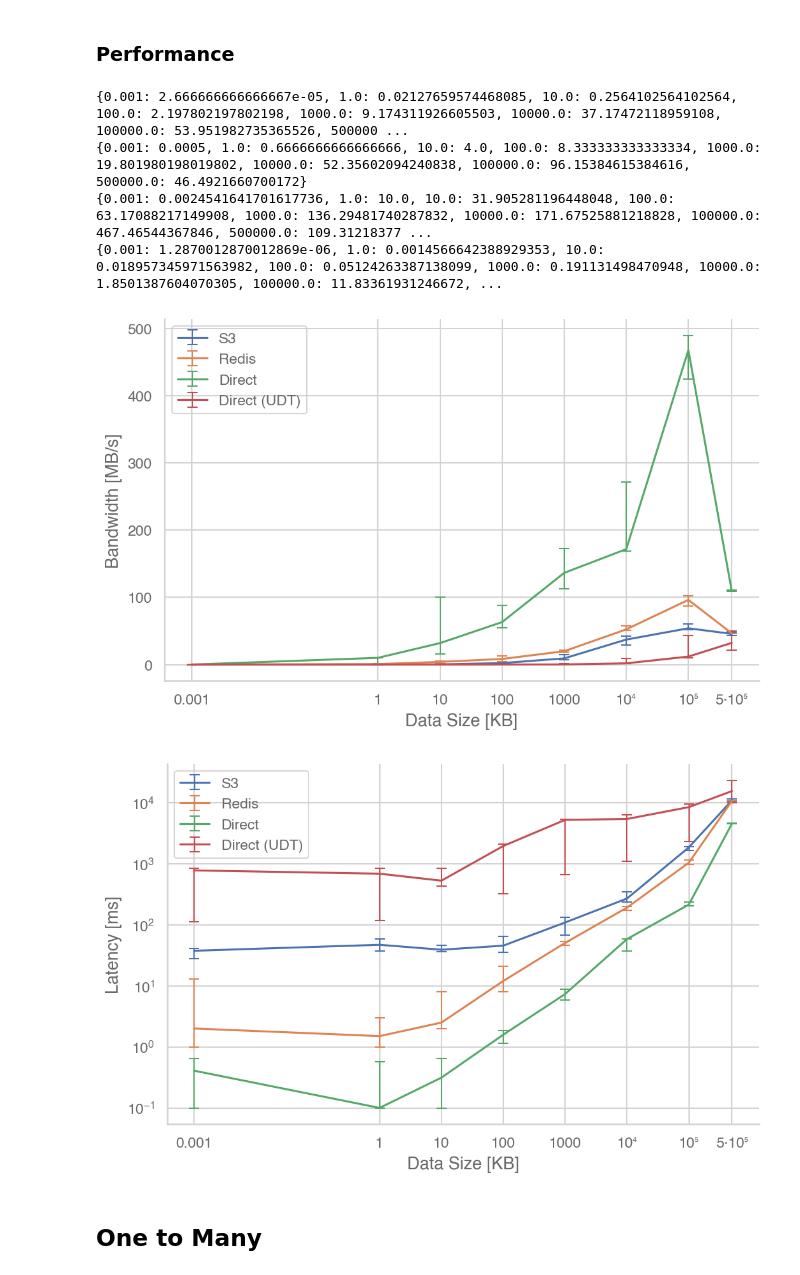
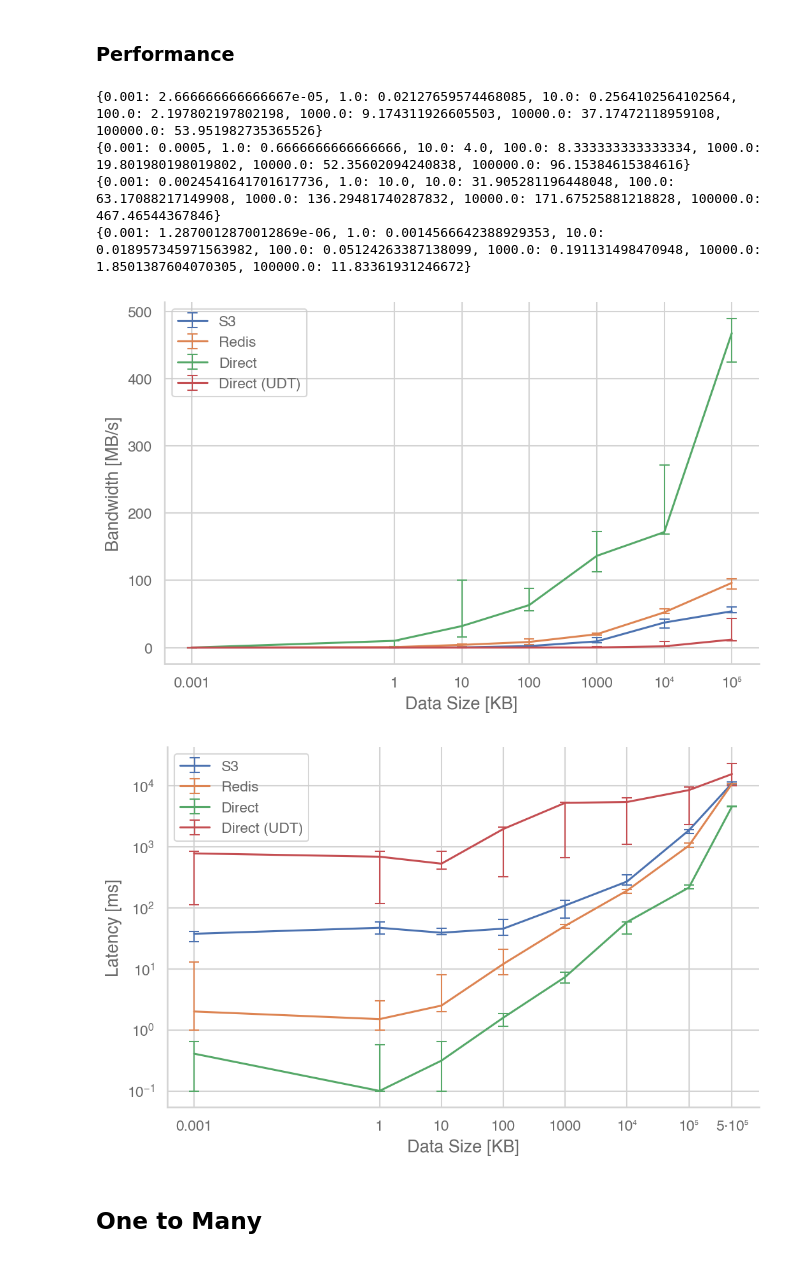
Before and after one commit to OpenCoreCH/LambdaCommBenchmarks, a Jupyter notebook: analysis/lambda_comm_benchmarks.ipynb, the cells around one changed output. Drawn from its saved outputs; the diff is of its cells as text; code cells hidden in the pictures.

```diff
--- a/analysis/lambda_comm_benchmarks.ipynb
+++ b/analysis/lambda_comm_benchmarks.ipynb
@@ -212,6 +212,8 @@ for experiment_name, exp_base_path in exp_analysis.items():
     lower_error = []
     upper_error = []
     for file_size in sorted(deltas):
+        if file_size == 500000000:
+            continue
         values = list(deltas[file_size].values())
         val = file_size / np.median(values) / 1000
         mean = np.mean(values)
@@ -231,38 +233,38 @@ for experiment_name, exp_base_path in exp_analysis.items():
     ax.set_ylabel("Bandwidth [MB/s]")
     ax.errorbar(plot_data.keys(), plot_data.values(), [lower_error, upper_error], elinewidth=1, capsize=4, label=experiment_name)
 
     plot_data = {}
     lower_error = []
     upper_error = []
     for file_size in sorted(deltas):
         values = list(deltas[file_size].values())
         val = np.median(values)
         plot_data[file_size / 1000] = val
         upper_ci = np.sort(values)[-2] - val
         lower_ci = val - np.sort(values)[1]
         lower_error.append(lower_ci)
         upper_error.append(upper_ci)
     ax2.set_xscale('log')
     ax2.set_xlabel("Data Size [KB]")
     ax2.set_xticks(list(plot_data.keys()))
     ax2.set_xticklabels(format_xticks(plot_data.keys()))
     ax2.set_ylabel("Latency [ms]")
     ax2.set_yscale('log')
     ax2.errorbar(plot_data.keys(), plot_data.values(), [lower_error, upper_error], elinewidth=1, capsize=4, label=experiment_name)
 
 
 
 ax.legend()
 ax2.legend()
 fig.savefig(os.path.join(OUTPUT_PATH, "p2p_bandwidth.pdf"))
 fig2.savefig(os.path.join(OUTPUT_PATH, "p2p_latency.pdf"))
 plt.show()
 # %% [output]
-{0.001: 2.666666666666667e-05, 1.0: 0.02127659574468085, 10.0: 0.2564102564102564, 100.0: 2.197802197802198, 1000.0: 9.174311926605503, 10000.0: 37.17472118959108, 100000.0: 53.951982735365526, 500000 ...
-{0.001: 0.0005, 1.0: 0.6666666666666666, 10.0: 4.0, 100.0: 8.333333333333334, 1000.0: 19.801980198019802, 10000.0: 52.35602094240838, 100000.0: 96.15384615384616, 500000.0: 46.4921660700172}
-{0.001: 0.0024541641701617736, 1.0: 10.0, 10.0: 31.905281196448048, 100.0: 63.17088217149908, 1000.0: 136.29481740287832, 10000.0: 171.67525881218828, 100000.0: 467.46544367846, 500000.0: 109.31218377 ...
-{0.001: 1.2870012870012869e-06, 1.0: 0.0014566642388929353, 10.0: 0.018957345971563982, 100.0: 0.05124263387138099, 1000.0: 0.191131498470948, 10000.0: 1.8501387604070305, 100000.0: 11.83361931246672, ...
+{0.001: 2.666666666666667e-05, 1.0: 0.02127659574468085, 10.0: 0.2564102564102564, 100.0: 2.197802197802198, 1000.0: 9.174311926605503, 10000.0: 37.17472118959108, 100000.0: 53.951982735365526}
+{0.001: 0.0005, 1.0: 0.6666666666666666, 10.0: 4.0, 100.0: 8.333333333333334, 1000.0: 19.801980198019802, 10000.0: 52.35602094240838, 100000.0: 96.15384615384616}
+{0.001: 0.0024541641701617736, 1.0: 10.0, 10.0: 31.905281196448048, 100.0: 63.17088217149908, 1000.0: 136.29481740287832, 10000.0: 171.67525881218828, 100000.0: 467.46544367846}
+{0.001: 1.2870012870012869e-06, 1.0: 0.0014566642388929353, 10.0: 0.018957345971563982, 100.0: 0.05124263387138099, 1000.0: 0.191131498470948, 10000.0: 1.8501387604070305, 100000.0: 11.83361931246672}
-[figure, old version]
+[figure, new version]
 [figure]
 # %% [markdown]
 ## One to Many
```
Also changed, not shown: parts of 10 cells of this notebook.
